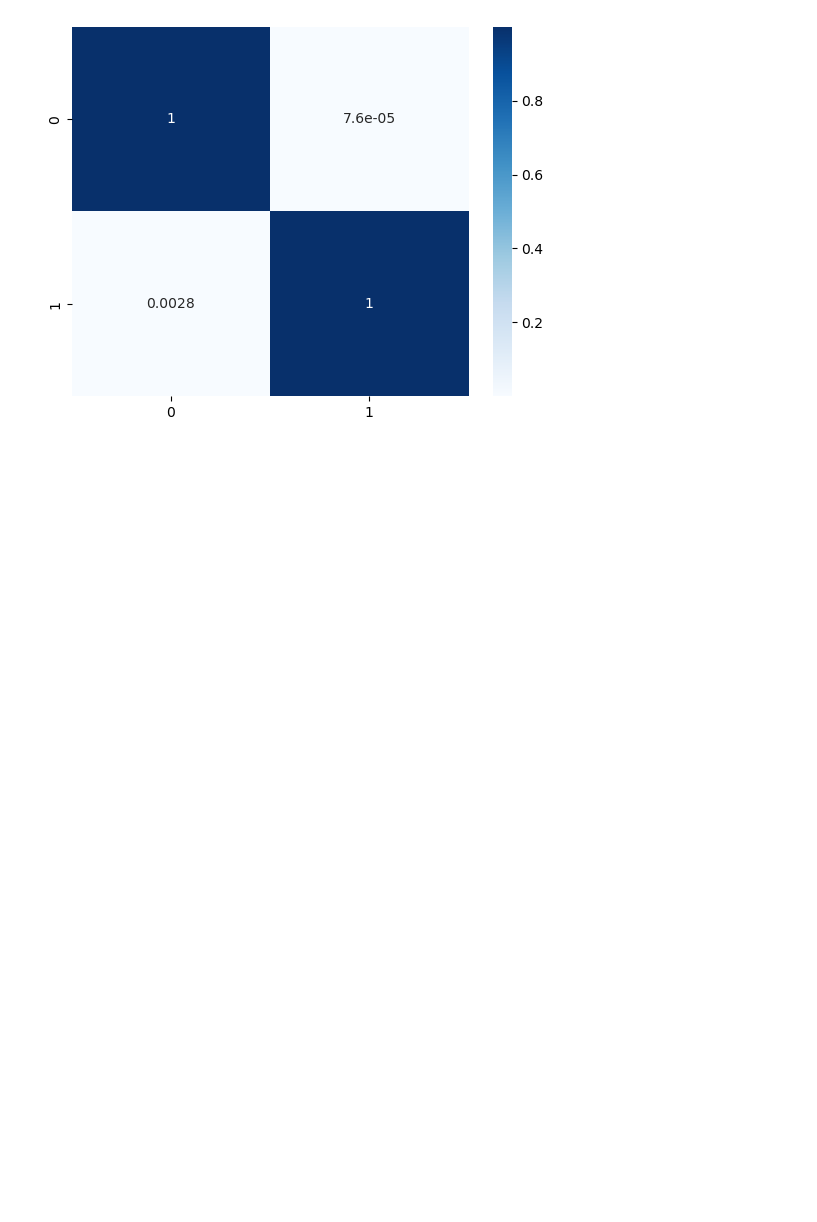
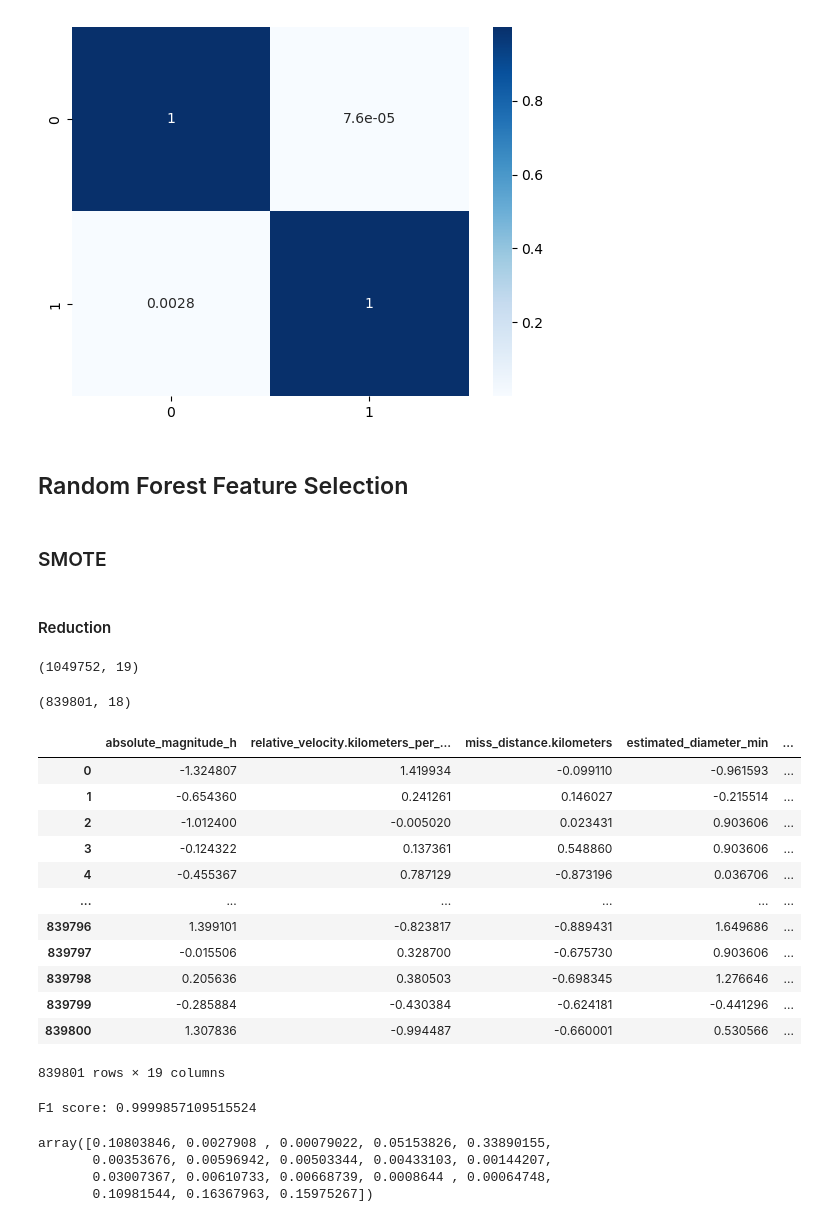
Before and after one commit to PBustamante65/NEO, a Jupyter notebook: API_test/NEOAPI.ipynb, the cells around one changed output. Cells and saved outputs as stored; diff of their text form; code cells hidden in the pictures; blank space fills up the shorter version.

```diff
--- a/API_test/NEOAPI.ipynb
+++ b/API_test/NEOAPI.ipynb
@@ -3075,3 +3076,62 @@ Cross validation score: [1.         1.         1.         0.95532723 0.98510908]
 Mean cross validation score: 0.9880872608145335
 [figure]
 [figure]
+# %% [markdown]
+## Random Forest Feature Selection
+# %% [markdown]
+### SMOTE
+# %% [markdown]
+#### Reduction
+# %%
+df = pd.read_csv('/Volumes/Maestria/Maestria/Programs/Machine Learning/Proyecto/neo_data_copy1.csv')
+df = dp.OverallProcessor(df).clean2()
+df = dp.OverallProcessor(df).smote()
+df.shape
+# %% [output]
+(1049752, 19)
+# %%
+spt = dp.scalesplit(df)
+
+X_train, X_test, y_train, y_test = spt.ttsplit()
+
+X_train.shape
+# %% [output]
+(839801, 18)
+# %%
+df1 = df.drop(columns=['is_hazardous'])
+
+xtpd = pd.DataFrame(X_test, columns=df1.columns)
+xpd = pd.DataFrame(X_train, columns = df1.columns)
+ypd = pd.DataFrame(y_train, columns = ['is_hazardous'])
+
+zpd = pd.concat([xpd, ypd], axis = 1)
+zpd
+# %% [output]
+|  | absolute_magnitude_h | relative_velocity.kilometers_per_... | miss_distance.kilometers | estimated_diameter_min | ... |
+| 0 | -1.324807 | 1.419934 | -0.099110 | -0.961593 | ... |
+| 1 | -0.654360 | 0.241261 | 0.146027 | -0.215514 | ... |
+| 2 | -1.012400 | -0.005020 | 0.023431 | 0.903606 | ... |
+| 3 | -0.124322 | 0.137361 | 0.548860 | 0.903606 | ... |
+| 4 | -0.455367 | 0.787129 | -0.873196 | 0.036706 | ... |
+| ... | ... | ... | ... | ... | ... |
+| 839796 | 1.399101 | -0.823817 | -0.889431 | 1.649686 | ... |
+| 839797 | -0.015506 | 0.328700 | -0.675730 | 0.903606 | ... |
+| 839798 | 0.205636 | 0.380503 | -0.698345 | 1.276646 | ... |
+| 839799 | -0.285884 | -0.430384 | -0.624181 | -0.441296 | ... |
+| 839800 | 1.307836 | -0.994487 | -0.660001 | 0.530566 | ... |
+839801 rows × 19 columns
+# %%
+rnd_clf = RandomForestClassifier(n_estimators=50, random_state=42, n_jobs=-1)
+rnd_clf.fit(xpd, ypd)
+
+pred = rnd_clf.predict(X_test)
+print(f'F1 score: {f1_score(pred, y_test, average="weighted")}')
+# %% [output]
+F1 score: 0.9999857109515524
+# %%
+rnd_clf.feature_importances_
+# %% [output]
+array([0.10803846, 0.0027908 , 0.00079022, 0.05153826, 0.33890155,
+       0.00353676, 0.00596942, 0.00503344, 0.00433103, 0.00144207,
+       0.03007367, 0.00610733, 0.00668739, 0.0008644 , 0.00064748,
+       0.10981544, 0.16367963, 0.15975267])
```
Also changed, not shown: parts of 6 cells of this notebook, 1 other file.
